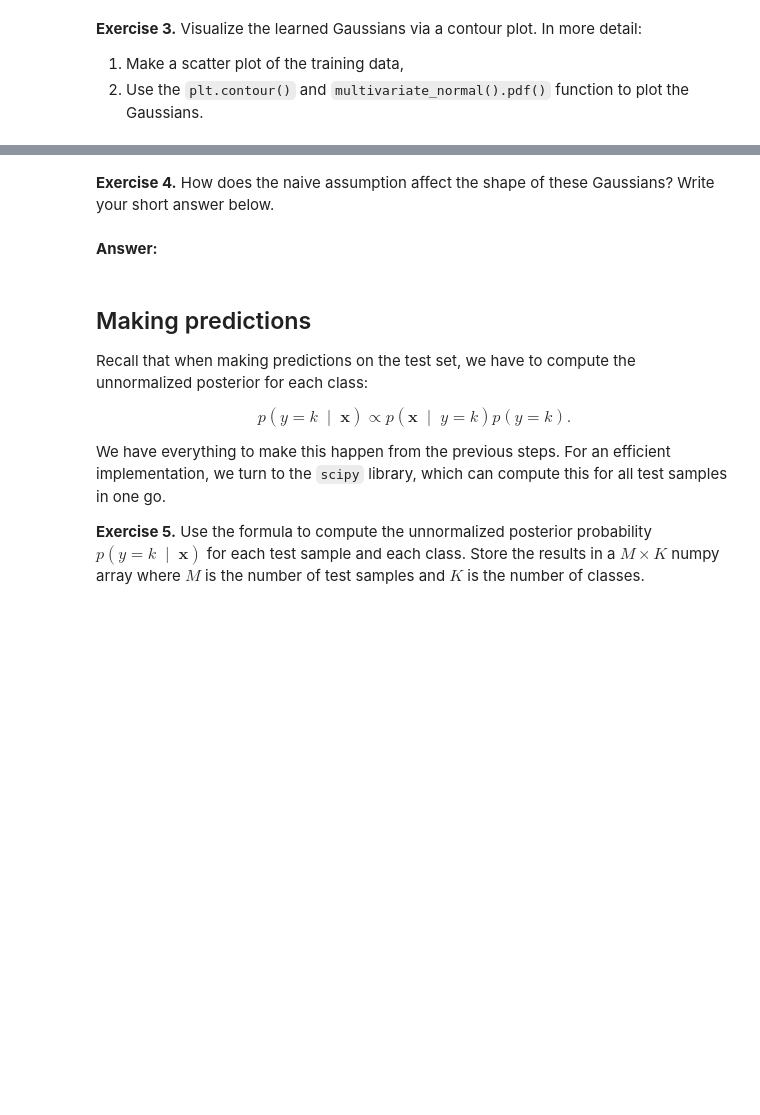
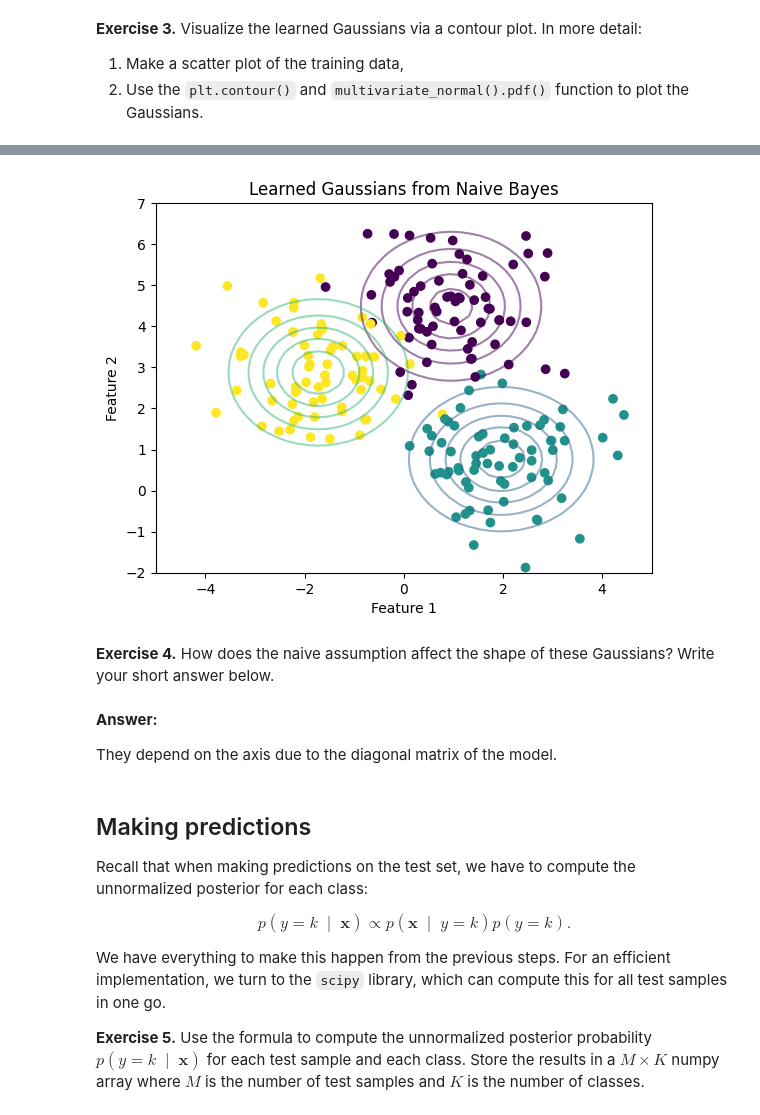
Before and after one commit to Agoston03/Machine-Learning-VIMIMA05, a Jupyter notebook: ML_2026_lab1_naivB.ipynb, the cells around one changed output, grey strips where cells are left out. Cells and saved outputs as stored; diff of their text form; code cells hidden in the pictures; blank space fills up the shorter version.

```diff
--- a/ML_2026_lab1_naivB.ipynb
+++ b/ML_2026_lab1_naivB.ipynb
@@ -70,0 +75,15 @@ Variance (sigma^2) for each class and dimension:
+# %%
+# Compute mu, sigma^2
+means = np.zeros((K,D))
+variances = np.zeros((K,D))
+
+for i in range(K):
+  X_class_i = X[y == i]
+  means[i] = np.mean(X_class_i, axis=0)
+  variances[i] = np.var(X_class_i, axis=0)
+
+print("Mean (mu) for each class and dimension:")
+print(means)
+print()
+print("Variance (sigma^2) for each class and dimension:")
+print(variances)
@@ -103,7 +123,39 @@ from scipy.stats import multivariate_normal
+# %%
+from numpy.ma.core import var
+from scipy.stats import multivariate_normal
+
+# Plot training data
+plt.scatter(X[:,0], X[:,1], c=y)
+
+# Compute the pdf of the Gaussian corresponding to each class and make a contour plot
+for i in range(K):
+  # Create a diagonal covariance matrix from the variances for class i
+  # This reflects the Naive Bayes assumption of independent features
+  cov_matrix = np.diag(variances[i])
+
+  # Create a multivariate normal distribution object
+  rv = multivariate_normal(mean=means[i], cov=cov_matrix)
+  # Calculate the PDF values for the test data (grid)
+  Z = rv.pdf(X_test)
+
+  # Reshape the PDF values to the original grid shape for contour plotting
+  Z = Z.reshape(g1.shape)
+
+  # Plot the contours
+  plt.contour(g1, g2, Z, levels=5, alpha=0.5, colors=plt.cm.viridis(i/K))
+
+plt.title("Learned Gaussians from Naive Bayes")
+plt.xlabel("Feature 1")
+plt.ylabel("Feature 2")
+plt.show()
+# %% [output]
+[figure, added]
 # %% [markdown]
 **Exercise 4.** How does the naive assumption affect the shape of these Gaussians? Write your short answer below.
-# %% [markdown]
-**Answer:**
+# %% [markdown]
+**Answer:**
+
+They depend on the axis due to the diagonal matrix of the model.
 # %% [markdown]
 ## Making predictions
 
```
Also changed, not shown: parts of 11 cells of this notebook.
